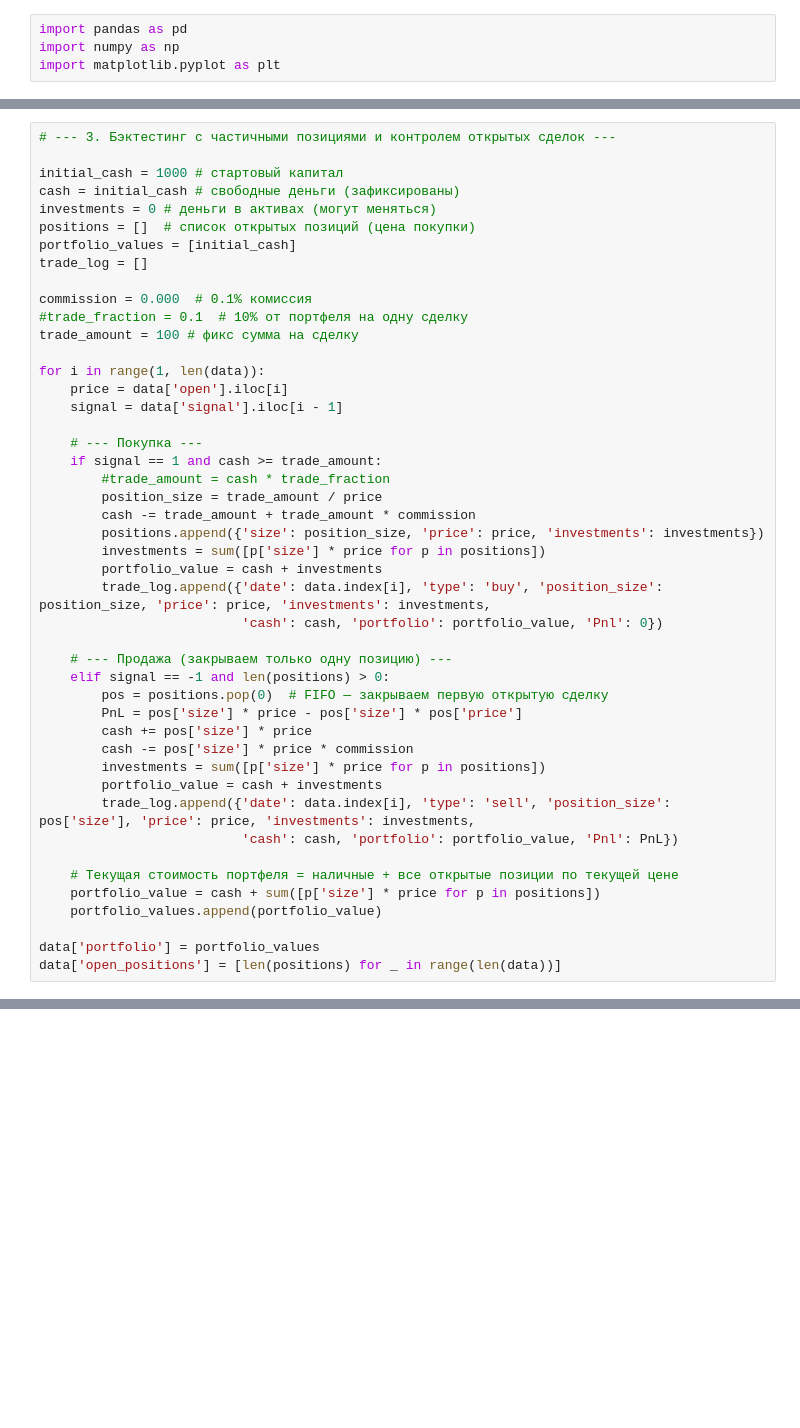
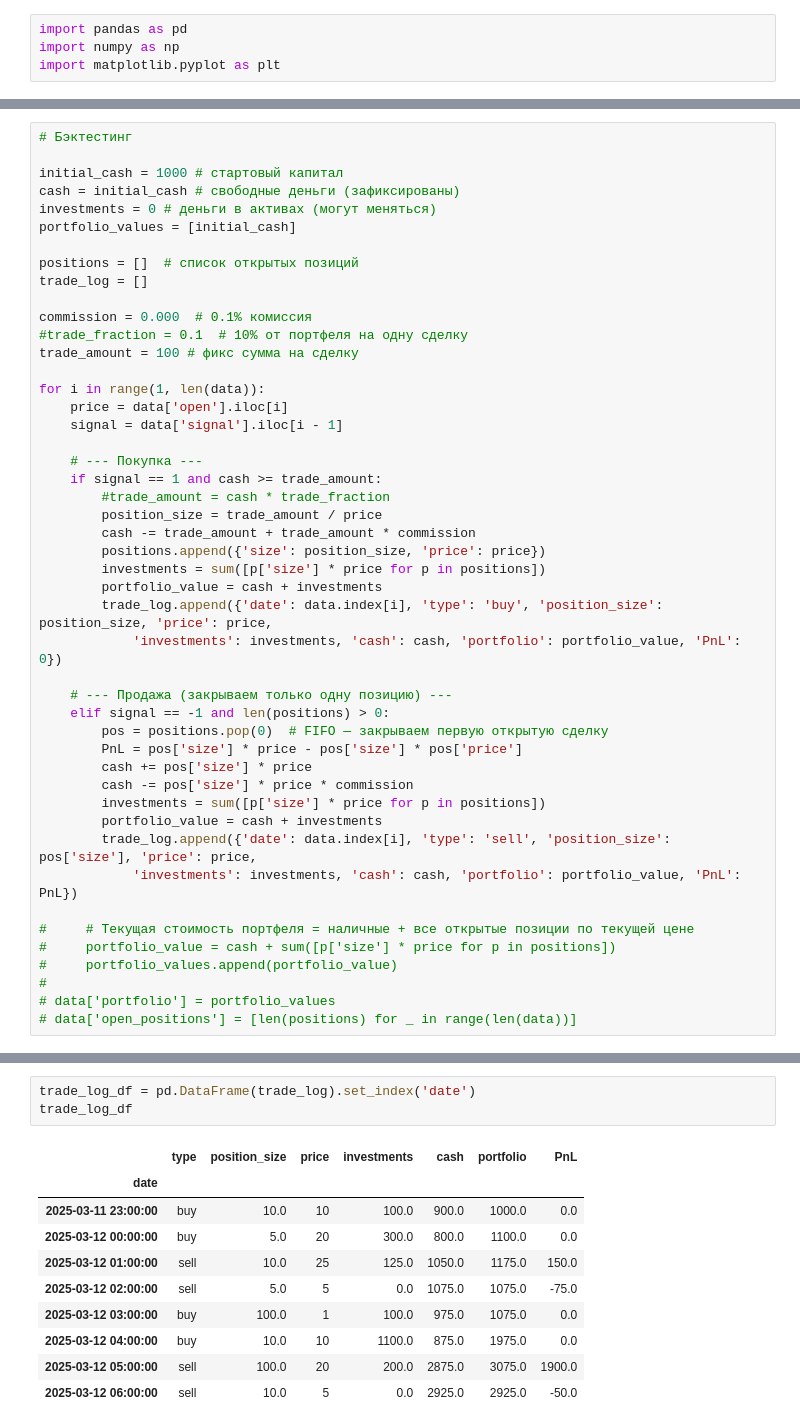
Before and after one commit to AESoldatov/TradingBot, a Jupyter notebook: BackTesting.ipynb, the cells around one changed output, grey strips where cells are left out. Cells and saved outputs as stored; diff of their text form; blank space fills up the shorter version.

```diff
--- a/BackTesting.ipynb
+++ b/BackTesting.ipynb
@@ -23,13 +23,14 @@ data['signal'] = 0
 data.loc[data['SMA200'] > data['SMA50'], 'signal'] = 1
 data.loc[data['SMA200'] < data['SMA50'], 'signal'] = -1
 # %%
-# --- 3. Бэктестинг с частичными позициями и контролем открытых сделок ---
+# Бэктестинг
 
 initial_cash = 1000 # стартовый капитал
 cash = initial_cash # свободные деньги (зафиксированы)
 investments = 0 # деньги в активах (могут меняться)
-positions = []  # список открытых позиций (цена покупки)
 portfolio_values = [initial_cash]
+
+positions = []  # список открытых позиций
 trade_log = []
 
 commission = 0.000  # 0.1% комиссия
@@ -45,11 +46,11 @@ for i in range(1, len(data)):
         #trade_amount = cash * trade_fraction
         position_size = trade_amount / price
         cash -= trade_amount + trade_amount * commission
-        positions.append({'size': position_size, 'price': price, 'investments': investments})
+        positions.append({'size': position_size, 'price': price})
         investments = sum([p['size'] * price for p in positions])
         portfolio_value = cash + investments
-        trade_log.append({'date': data.index[i], 'type': 'buy', 'position_size': position_size, 'price': price, 'investments': investments,
-                          'cash': cash, 'portfolio': portfolio_value, 'Pnl': 0})
+        trade_log.append({'date': data.index[i], 'type': 'buy', 'position_size': position_size, 'price': price,
+            'investments': investments, 'cash': cash, 'portfolio': portfolio_value, 'PnL': 0})
 
     # --- Продажа (закрываем только одну позицию) ---
     elif signal == -1 and len(positions) > 0:
@@ -59,12 +60,12 @@ for i in range(1, len(data)):
         cash -= pos['size'] * price * commission
         investments = sum([p['size'] * price for p in positions])
         portfolio_value = cash + investments
-        trade_log.append({'date': data.index[i], 'type': 'sell', 'position_size': pos['size'], 'price': price, 'investments': investments,
-                          'cash': cash, 'portfolio': portfolio_value, 'Pnl': PnL})
+        trade_log.append({'date': data.index[i], 'type': 'sell', 'position_size': pos['size'], 'price': price,
+            'investments': investments, 'cash': cash, 'portfolio': portfolio_value, 'PnL': PnL})
 
-    # Текущая стоимость портфеля = наличные + все открытые позиции по текущей цене
-    portfolio_value = cash + sum([p['size'] * price for p in positions])
-    portfolio_values.append(portfolio_value)
-
-data['portfolio'] = portfolio_values
-data['open_positions'] = [len(positions) for _ in range(len(data))]
+#     # Текущая стоимость портфеля = наличные + все открытые позиции по текущей цене
+#     portfolio_value = cash + sum([p['size'] * price for p in positions])
+#     portfolio_values.append(portfolio_value)
+#
+# data['portfolio'] = portfolio_values
+# data['open_positions'] = [len(positions) for _ in range(len(data))]
@@ -84 +86,15 @@ trade_log_df
+# %%
+trade_log_df = pd.DataFrame(trade_log).set_index('date')
+trade_log_df
+# %% [output]
+|  | type | position_size | price | investments | cash | portfolio | PnL |
+| date |  |  |  |  |  |  |  |
+| 2025-03-11 23:00:00 | buy | 10.0 | 10 | 100.0 | 900.0 | 1000.0 | 0.0 |
+| 2025-03-12 00:00:00 | buy | 5.0 | 20 | 300.0 | 800.0 | 1100.0 | 0.0 |
+| 2025-03-12 01:00:00 | sell | 10.0 | 25 | 125.0 | 1050.0 | 1175.0 | 150.0 |
+| 2025-03-12 02:00:00 | sell | 5.0 | 5 | 0.0 | 1075.0 | 1075.0 | -75.0 |
+| 2025-03-12 03:00:00 | buy | 100.0 | 1 | 100.0 | 975.0 | 1075.0 | 0.0 |
+| 2025-03-12 04:00:00 | buy | 10.0 | 10 | 1100.0 | 875.0 | 1975.0 | 0.0 |
+| 2025-03-12 05:00:00 | sell | 100.0 | 20 | 200.0 | 2875.0 | 3075.0 | 1900.0 |
+| 2025-03-12 06:00:00 | sell | 10.0 | 5 | 0.0 | 2925.0 | 2925.0 | -50.0 |
 # %%
```
Also changed, not shown: parts of 11 cells of this notebook.
